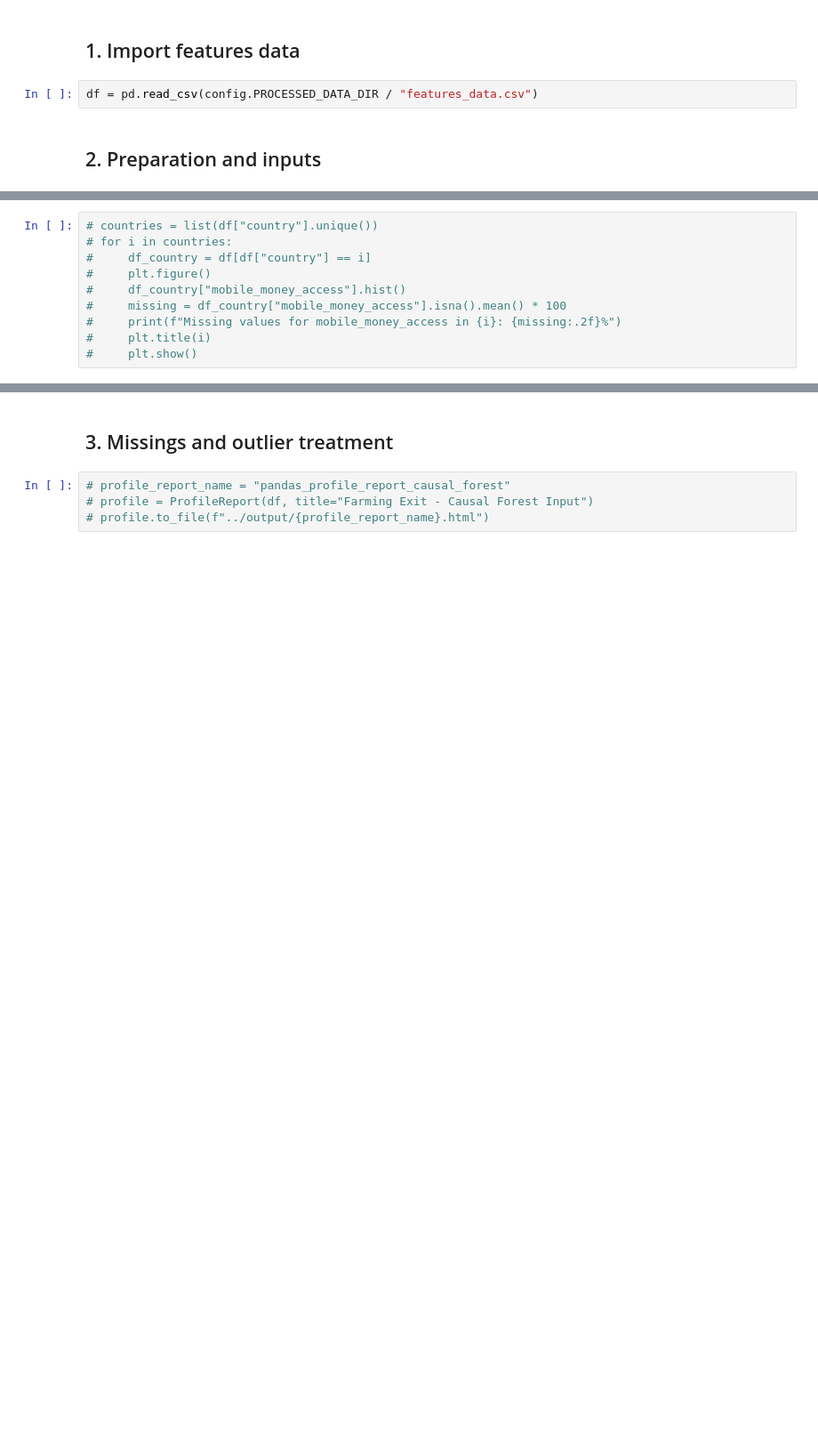
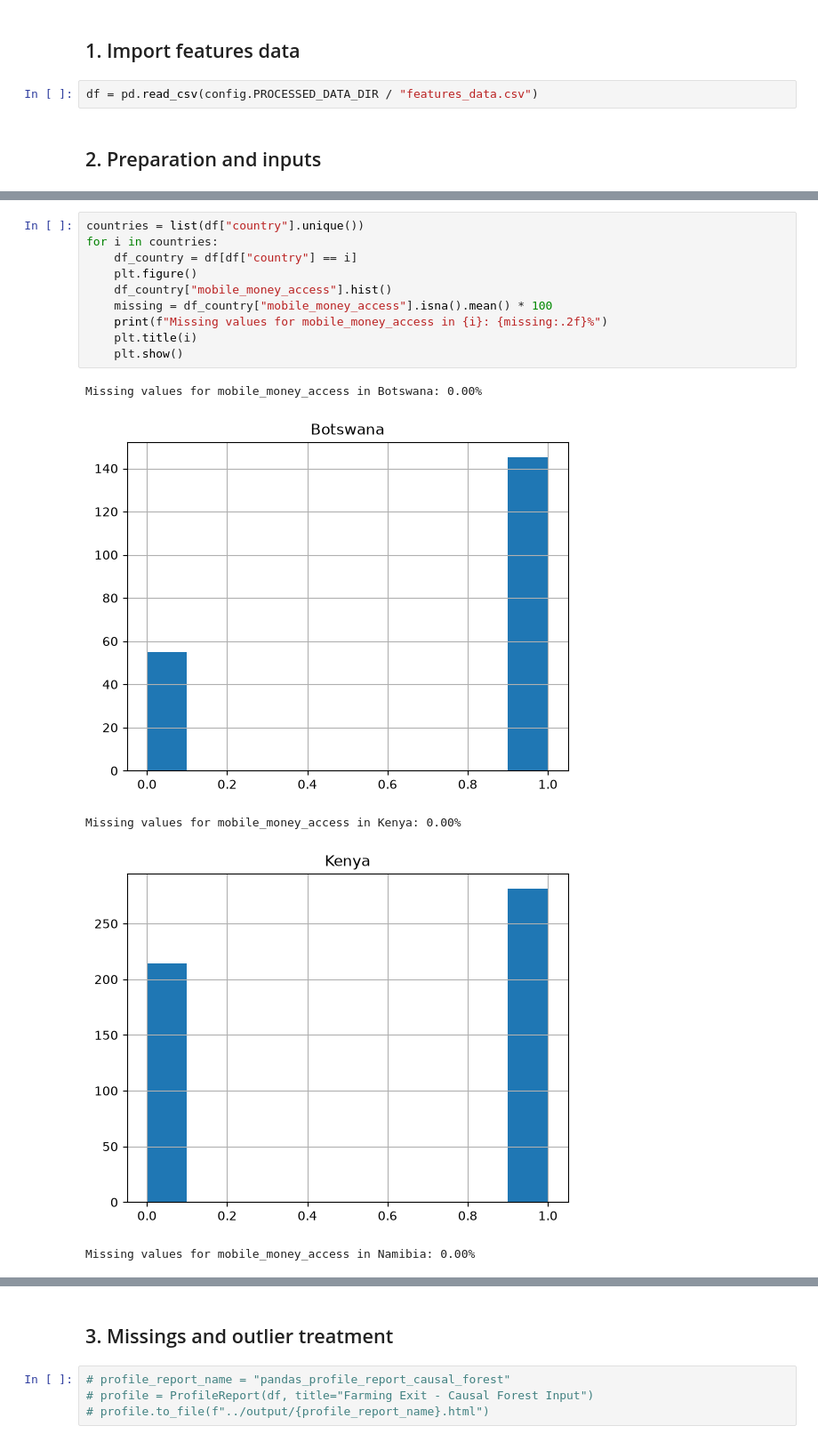
Before and after one commit to fra-c08-job-futures/c08-farming-exit, a Jupyter notebook: notebooks/03_causal_forest.ipynb, the cells around one changed output, grey strips where cells are left out. Shown at 89% size. Saved outputs shown, nothing was run; the diff lists cells and outputs as text; blank space fills up the shorter version.

Commit message:
add internet and mobile money analyses

```diff
--- a/notebooks/03_causal_forest.ipynb
+++ b/notebooks/03_causal_forest.ipynb
@@ -196,10 +198,16 @@ df = df[[Y] + [T] + X + W]
 # %%
-# countries = list(df["country"].unique())
-# for i in countries:
-#     df_country = df[df["country"] == i]
-#     plt.figure()
-#     df_country["mobile_money_access"].hist()
-#     missing = df_country["mobile_money_access"].isna().mean() * 100
-#     print(f"Missing values for mobile_money_access in {i}: {missing:.2f}%")
-#     plt.title(i)
-#     plt.show()
+countries = list(df["country"].unique())
+for i in countries:
+    df_country = df[df["country"] == i]
+    plt.figure()
+    df_country["mobile_money_access"].hist()
+    missing = df_country["mobile_money_access"].isna().mean() * 100
+    print(f"Missing values for mobile_money_access in {i}: {missing:.2f}%")
+    plt.title(i)
+    plt.show()
+# %% [output]
+Missing values for mobile_money_access in Botswana: 0.00%
+[figure, added]
+Missing values for mobile_money_access in Kenya: 0.00%
+[figure, added]
+Missing values for mobile_money_access in Namibia: 0.00%
```
Also changed, not shown: parts of 27 cells of this notebook, 7 other files.
